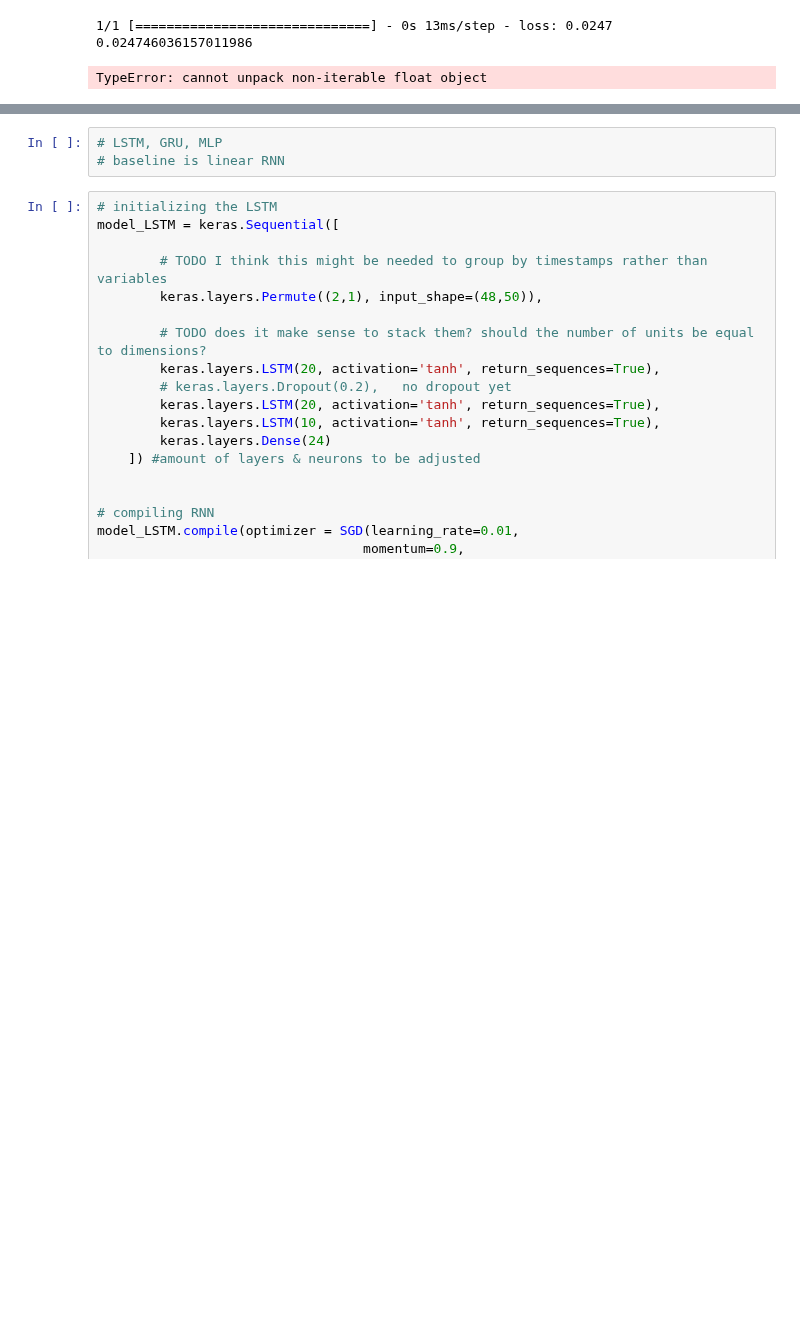
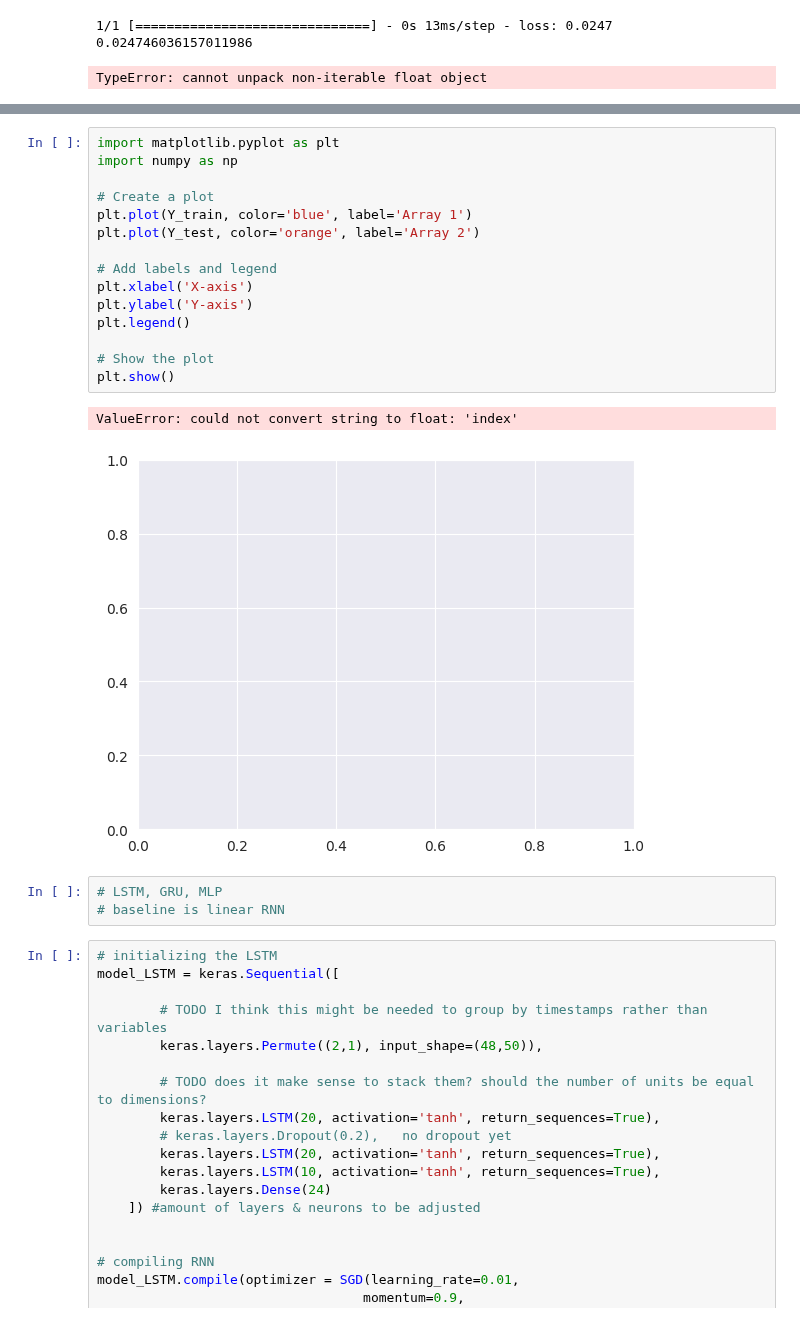
Before and after one commit to MatejPriesol/Forecasting-Carbon-Intensity-and-Solar-Generation, a Jupyter notebook: models/RNN.ipynb, the cells around one changed output, grey strips where cells are left out. Drawn from its saved outputs; the diff is of its cells as text; blank space fills up the shorter version.

```diff
--- a/models/RNN.ipynb
+++ b/models/RNN.ipynb
@@ -204,3 +241,21 @@ TypeError: cannot unpack non-iterable float object
+# %%
+import matplotlib.pyplot as plt
+import numpy as np
+
+# Create a plot
+plt.plot(Y_train, color='blue', label='Array 1')
+plt.plot(Y_test, color='orange', label='Array 2')
+
+# Add labels and legend
+plt.xlabel('X-axis')
+plt.ylabel('Y-axis')
+plt.legend()
+
+# Show the plot
+plt.show()
+# %% [output]
+ValueError: could not convert string to float: 'index'
+[figure, added]
 # %%
 # LSTM, GRU, MLP
 # baseline is linear RNN
```
Also changed, not shown: parts of 2 cells of this notebook.
